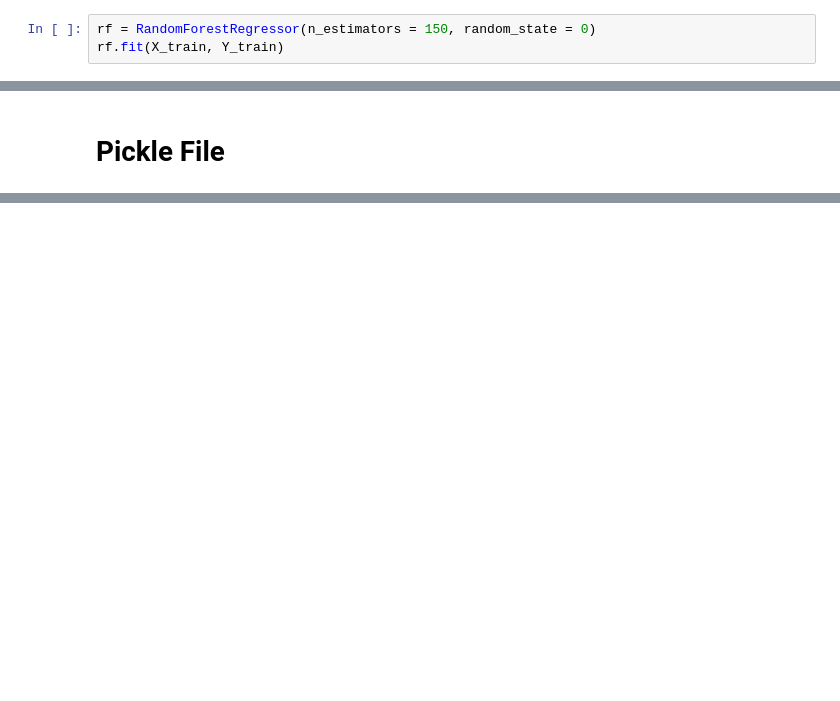
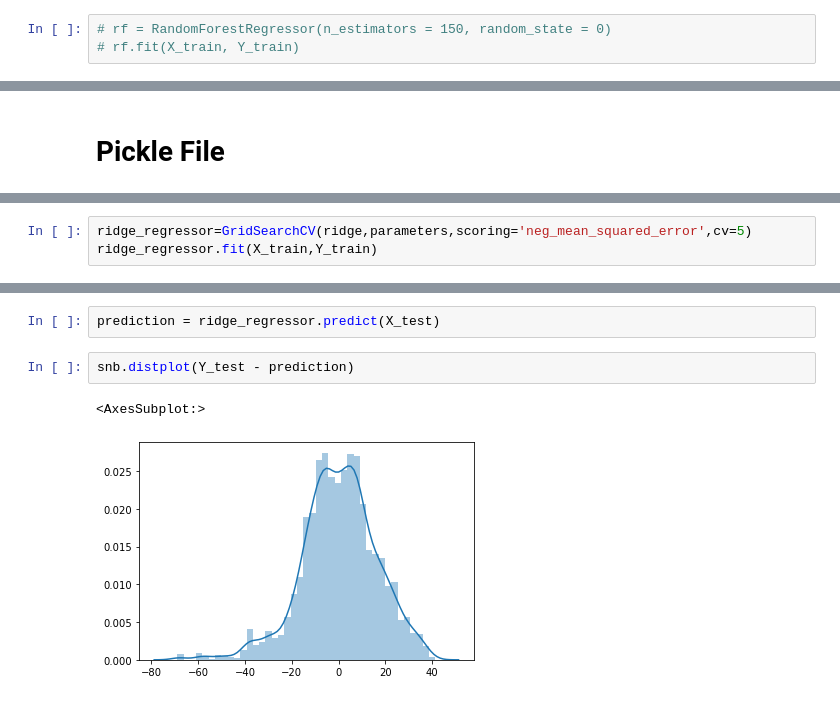
Before and after one commit to dhruvkp090/iplScorePred, a Jupyter notebook: IPL Score Prediction.ipynb, the cells around one changed output, grey strips where cells are left out. Drawn from its saved outputs; the diff is of its cells as text; blank space fills up the shorter version.

```diff
--- a/IPL Score Prediction.ipynb
+++ b/IPL Score Prediction.ipynb
@@ -280,3 +319,3 @@ RMSE: 16.110911440591476
 # %%
-rf = RandomForestRegressor(n_estimators = 150, random_state = 0)
-rf.fit(X_train, Y_train)
+# rf = RandomForestRegressor(n_estimators = 150, random_state = 0)
+# rf.fit(X_train, Y_train)
@@ -315,0 +341,3 @@ pickle.dump(rf, open(fileName, 'wb'))
+# %%
+ridge_regressor=GridSearchCV(ridge,parameters,scoring='neg_mean_squared_error',cv=5)
+ridge_regressor.fit(X_train,Y_train)
@@ -315,0 +367,7 @@ pickle.dump(rf, open(fileName, 'wb'))
+# %%
+prediction = ridge_regressor.predict(X_test)
+# %%
+snb.distplot(Y_test - prediction)
+# %% [output]
+<AxesSubplot:>
+[figure, added]
```
Also changed, not shown: parts of 46 cells of this notebook, 2 other files.
